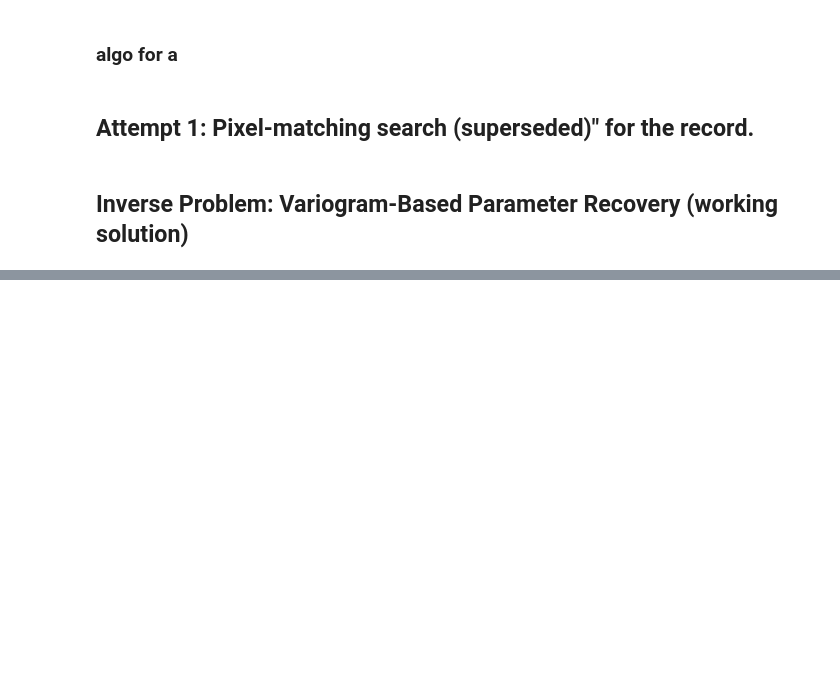
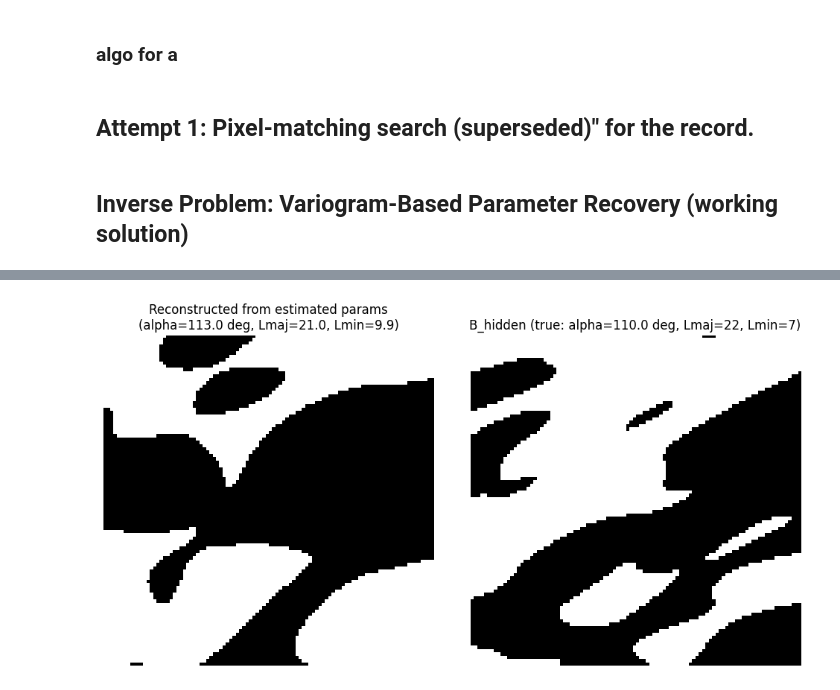
Before and after one commit to ioanb16/Growing-virtual-materials-cellular-automata-meets-geostatistics, a Jupyter notebook: k-map-practice.ipynb, the cells around one changed output, grey strips where cells are left out. Cells and saved outputs as stored; diff of their text form; code cells hidden in the pictures; blank space fills up the shorter version.

Commit message:
Anisotropy Recovery with Gaussian-Anamorphosis Correction (validated across 4 test cases)

```diff
--- a/k-map-practice.ipynb
+++ b/k-map-practice.ipynb
@@ -723,0 +1077,19 @@ L_minor_star = 6.52
+# %%
+# ── rebuild a field from the estimated params and compare to B_hidden ─
+field_1, _ = make_gaussian_fields(grid_size=grid_size,
+                                   len_scale_1=[L_major_star, L_minor_star],
+                                   angles_1=[alpha_star, alpha_star],
+                                   seed_1=42)
+A_estimated = (field_1 > 0).astype(int)
+
+fig, axes = plt.subplots(1, 2, figsize=(10, 5))
+axes[0].imshow(A_estimated, cmap='gray')
+axes[0].set_title(f'Reconstructed from estimated params\n(alpha={np.rad2deg(alpha_star):.1f} deg, Lmaj={L_major_star:.1f}, Lmin={L_minor_star:.1f})')
+axes[1].imshow(B_hidden, cmap='gray')
+axes[1].set_title(f'B_hidden (true: alpha={np.rad2deg(true_alpha):.1f} deg, Lmaj={true_L_major}, Lmin={true_L_minor})')
+for ax in axes:
+    ax.axis('off')
+plt.tight_layout()
+plt.show()
+# %% [output]
+[figure, added]
```
Also changed, not shown: parts of 7 cells of this notebook.
